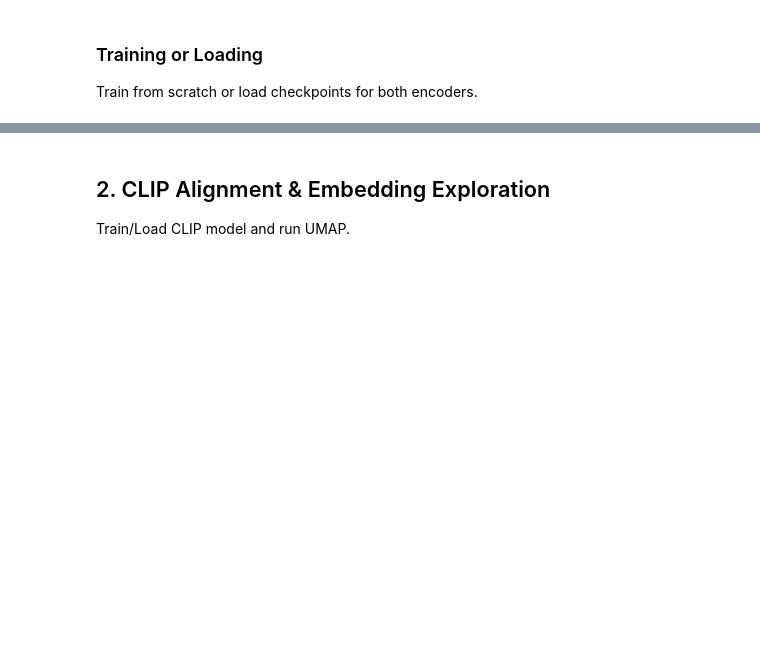
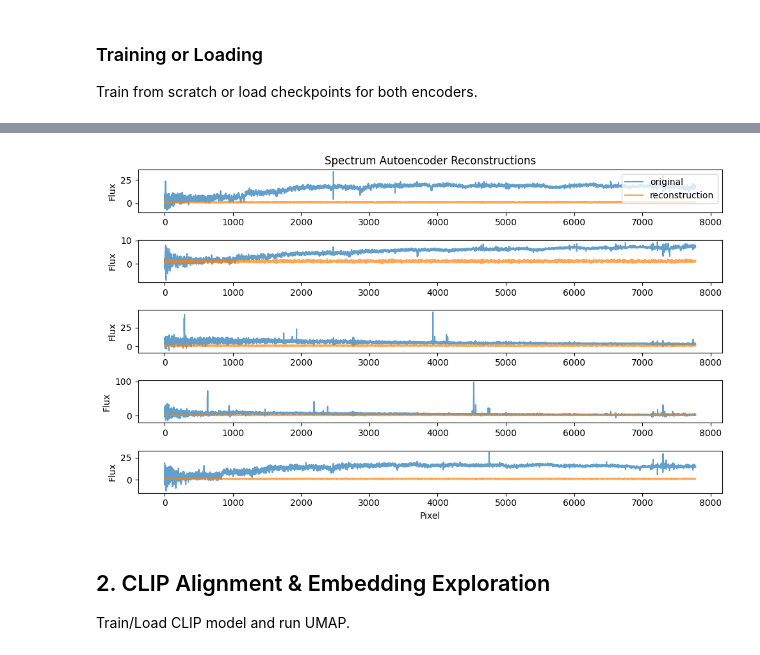
Before and after one commit to mhuertascompany/AstroCLIP, a Jupyter notebook: teaching_notebooks/astroclip_teaching_redshift_exercises_filled.ipynb, the cells around one changed output, grey strips where cells are left out. Cells and saved outputs as stored; diff of their text form; code cells hidden in the pictures; blank space fills up the shorter version.

```diff
--- a/teaching_notebooks/astroclip_teaching_redshift_exercises_filled.ipynb
+++ b/teaching_notebooks/astroclip_teaching_redshift_exercises_filled.ipynb
@@ -341,3 +445,30 @@ def train_with_lightning(model, ckpt_path, train_loader, val_loader, *, max_epoc
+# %%
+# Visualise spectrum autoencoder reconstructions
+spectrum_model = spectrum_model.to(device)
+spectrum_model.eval()
+
+with torch.no_grad():
+    spectra = next(iter(spectrum_val_loader))
+    inputs = spectra.to(device)
+    recon = spectrum_model(inputs).cpu()
+
+n_show = min(5, inputs.size(0))
+plt.figure(figsize=(10, 6))
+for i in range(n_show):
+    plt.subplot(n_show, 1, i + 1)
+    plt.plot(spectra[i].numpy(), label="original", alpha=0.7)
+    plt.plot(recon[i].numpy(), label="reconstruction", alpha=0.7)
+    plt.ylabel("Flux")
+    if i == 0:
+        plt.title("Spectrum Autoencoder Reconstructions")
+    if i == n_show - 1:
+        plt.xlabel("Pixel")
+    if i == 0:
+        plt.legend(loc="upper right")
+plt.tight_layout()
+plt.show()
+# %% [output]
+[figure, added]
 # %% [markdown]
 ## 2. CLIP Alignment & Embedding Exploration
 Train/Load CLIP model and run UMAP.
```
Also changed, not shown: parts of 13 cells of this notebook, 1 other file.
